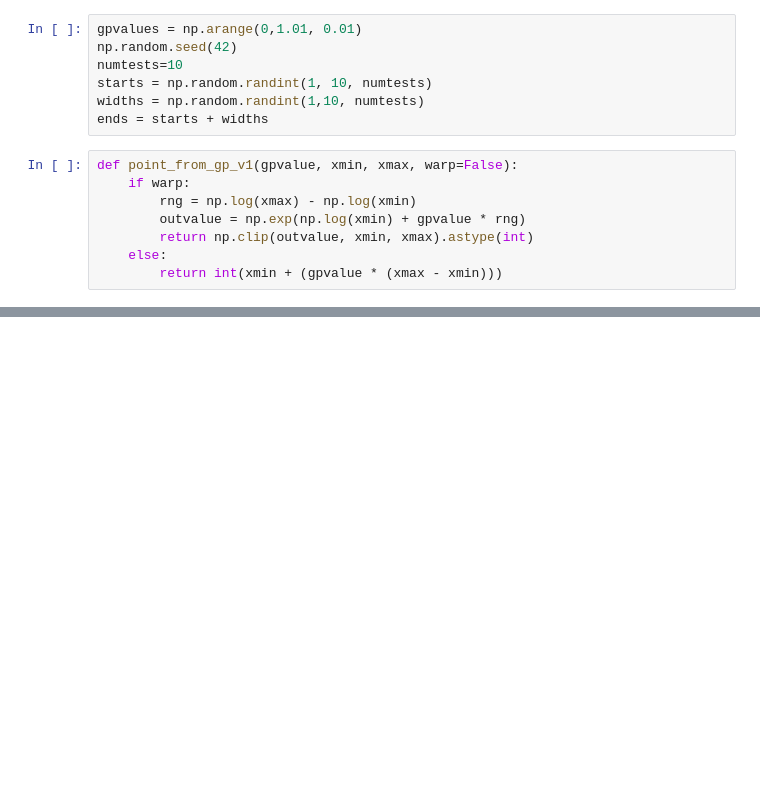
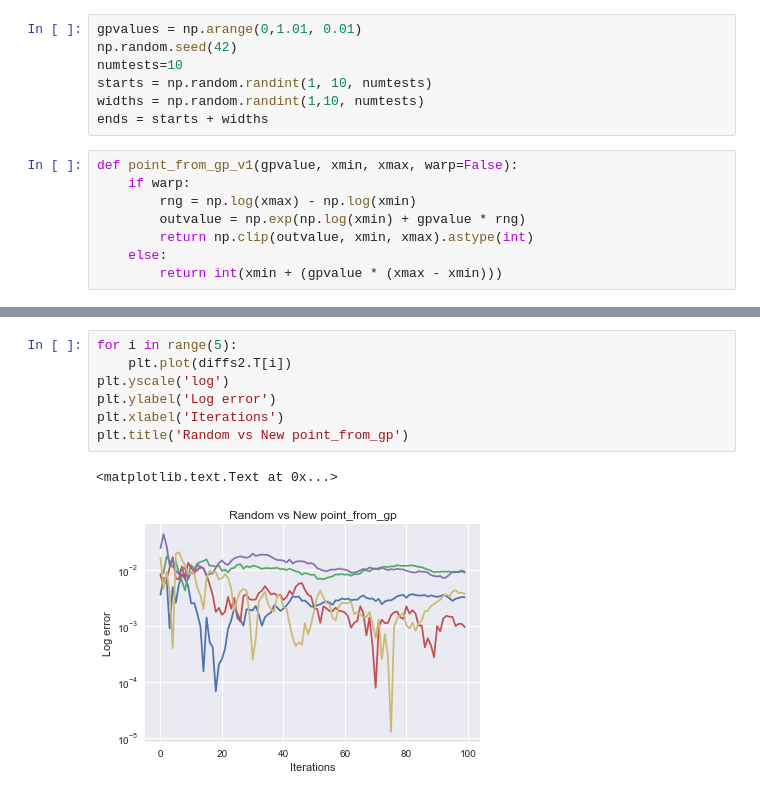
Before and after one commit to RobertArbon/IntegerMapping, a Jupyter notebook: Warped Integer Mapping.ipynb, the cells around one changed output, grey strips where cells are left out. Drawn from its saved outputs; the diff is of its cells as text; blank space fills up the shorter version.

```diff
--- a/Warped Integer Mapping.ipynb
+++ b/Warped Integer Mapping.ipynb
@@ -49,0 +86,10 @@ with sns.plotting_context('notebook', font_scale=1.5):
+# %%
+for i in range(5):
+    plt.plot(diffs2.T[i])
+plt.yscale('log')
+plt.ylabel('Log error')
+plt.xlabel('Iterations')
+plt.title('Random vs New point_from_gp')
+# %% [output]
+<matplotlib.text.Text at 0x...>
+[figure, added]
```
Also changed, not shown: parts of 6 cells of this notebook.
